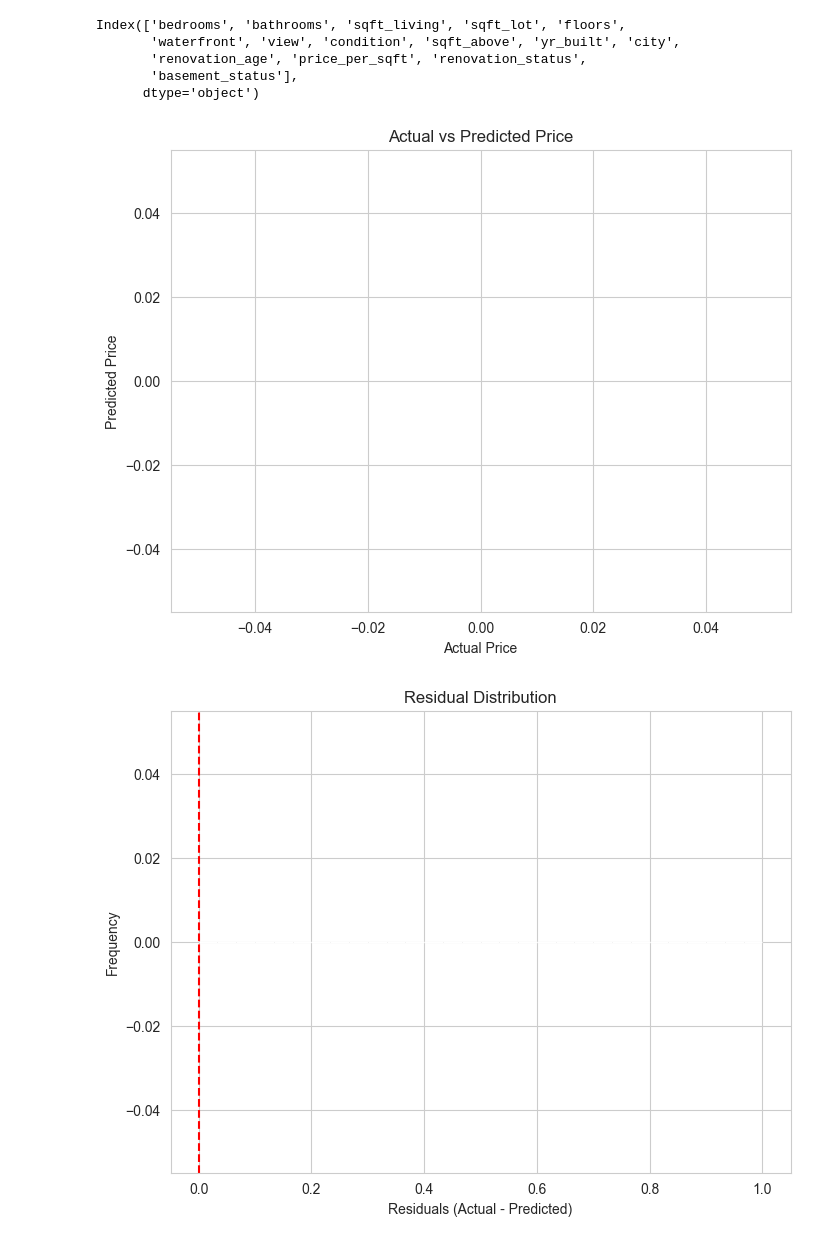
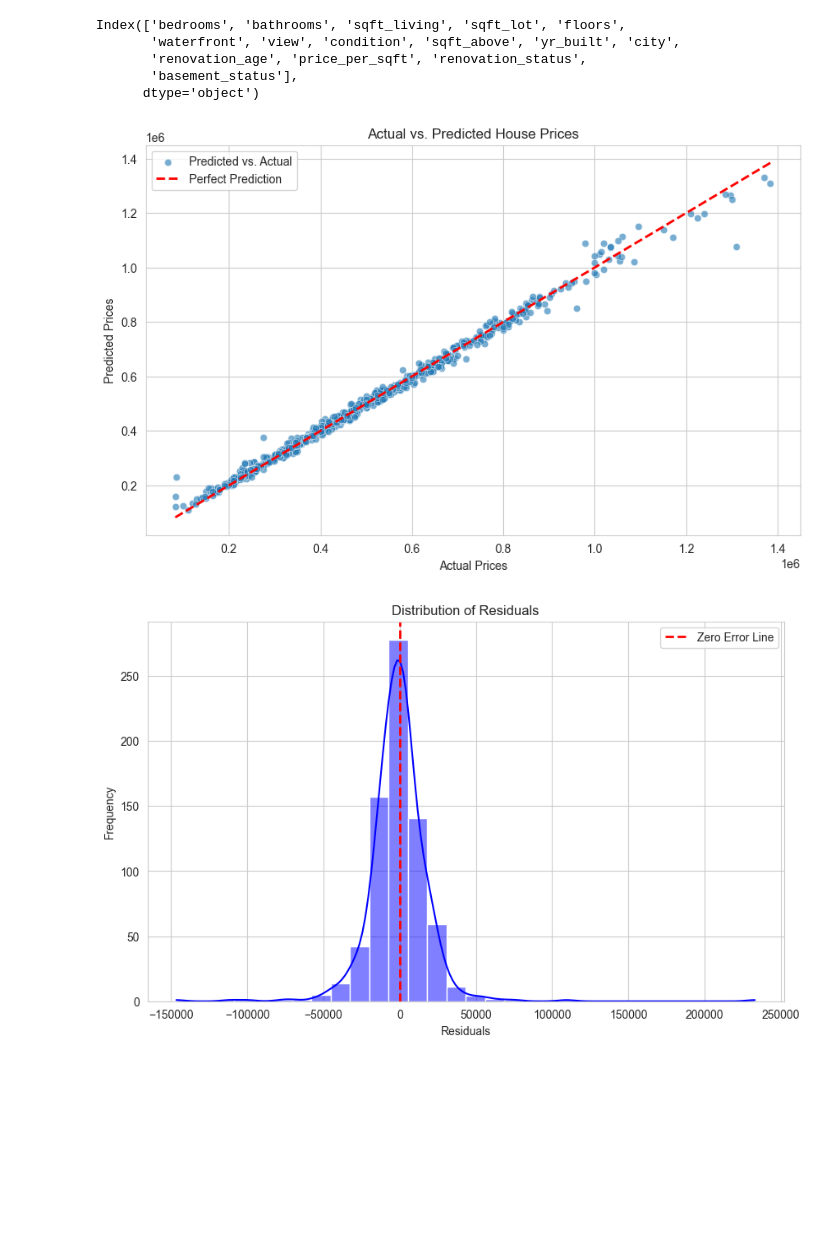
Before and after one commit to furqank73/House-Price-Prediction, a Jupyter notebook: house_price_prediction.ipynb, the cells around one changed output. Saved outputs shown, nothing was run; the diff lists cells and outputs as text; code cells hidden in the pictures; blank space fills up the shorter version.

Commit message:
Updated prediction function and visualizations

```diff
--- a/house_price_prediction.ipynb
+++ b/house_price_prediction.ipynb
@@ -1692,31 +1628,34 @@ Index(['bedrooms', 'bathrooms', 'sqft_living', 'sqft_lot', 'floors',
        'basement_status'],
       dtype='object')
 # %%
-# Convert back from log scale
-y_test_actual = np.expm1(y_test)
-y_pred_actual = np.expm1(y_pred)
+# Actual vs. Predicted Visualization
+plt.figure(figsize=(10, 6))
 
-plt.figure(figsize=(8, 6))
-sns.scatterplot(x=y_test_actual, y=y_pred_actual, alpha=0.6)
-plt.plot([min(y_test_actual), max(y_test_actual)], [min(y_test_actual), max(y_test_actual)], linestyle="--", color="red")
-plt.xlabel("Actual Price")
-plt.ylabel("Predicted Price")
-plt.title("Actual vs Predicted Price")
+# Scatter plot of actual vs. predicted
+sns.scatterplot(x=y_test, y=y_pred, alpha=0.6, label="Predicted vs. Actual")
+
+# Line for perfect predictions
+plt.plot([y_test.min(), y_test.max()], [y_test.min(), y_test.max()], 'r--', linewidth=2, label="Perfect Prediction")
+
+plt.xlabel("Actual Prices")
+plt.ylabel("Predicted Prices")
+plt.title("Actual vs. Predicted House Prices")
+plt.legend()
 plt.show()
 # %% [output]
-[figure, old version]
+[figure, new version]
 # %%
-residuals = y_test_actual - y_pred_actual
+plt.figure(figsize=(10, 6))
+sns.histplot(residuals, bins=30, kde=True, color="blue")
 
-plt.figure(figsize=(8, 6))
-sns.histplot(residuals, bins=30, kde=True)
-plt.axvline(x=0, color='red', linestyle='--')
-plt.xlabel("Residuals (Actual - Predicted)")
+plt.xlabel("Residuals")
 plt.ylabel("Frequency")
-plt.title("Residual Distribution")
+plt.title("Distribution of Residuals")
+plt.axvline(x=0, color='r', linestyle='--', linewidth=2, label="Zero Error Line")
+plt.legend()
 plt.show()
 # %% [output]
-[figure, old version]
+[figure, new version]
 # %%
 # Function to predict house price for a new sample
 def predict_house_price(sample):
```
Also changed, not shown: parts of 33 cells of this notebook.
